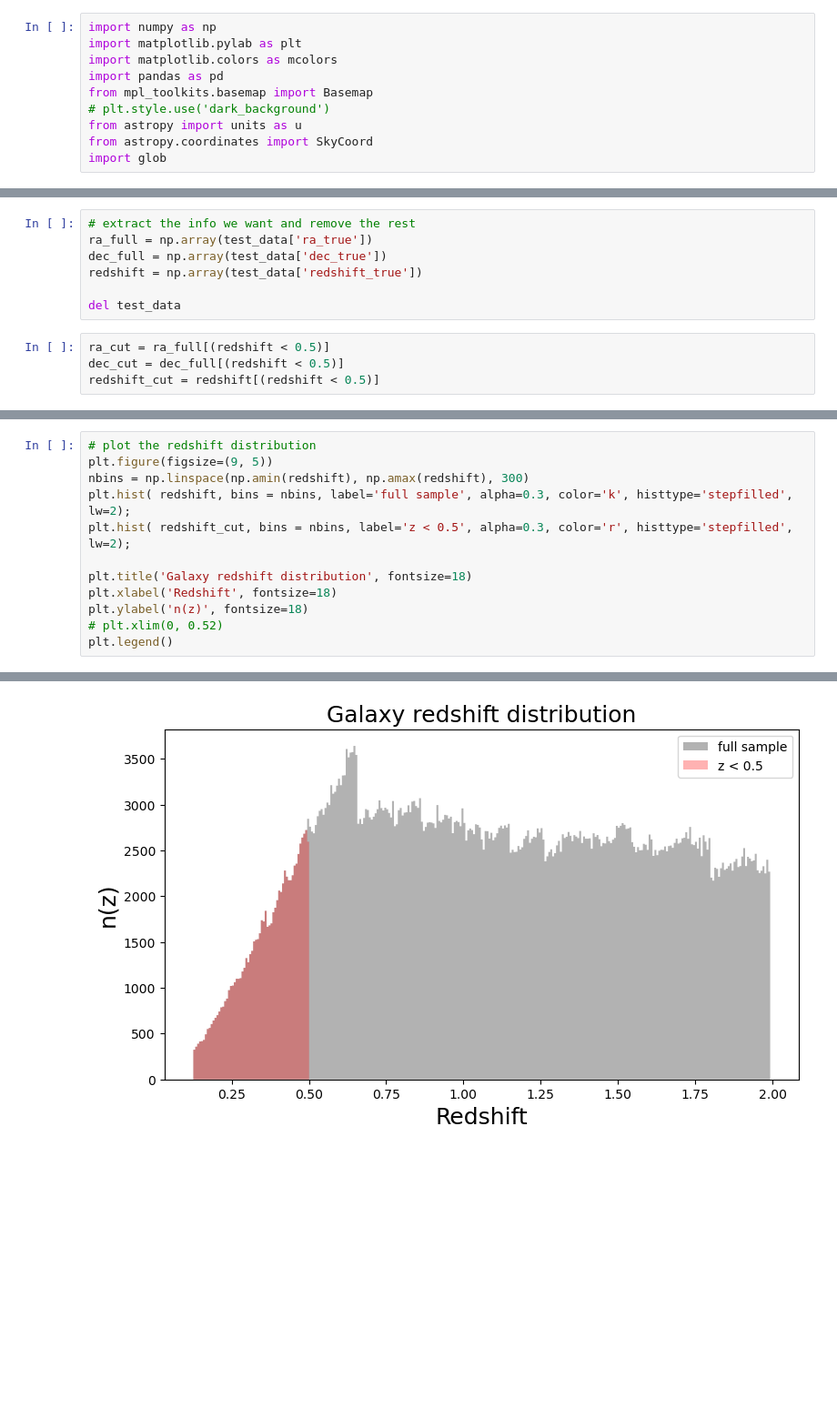
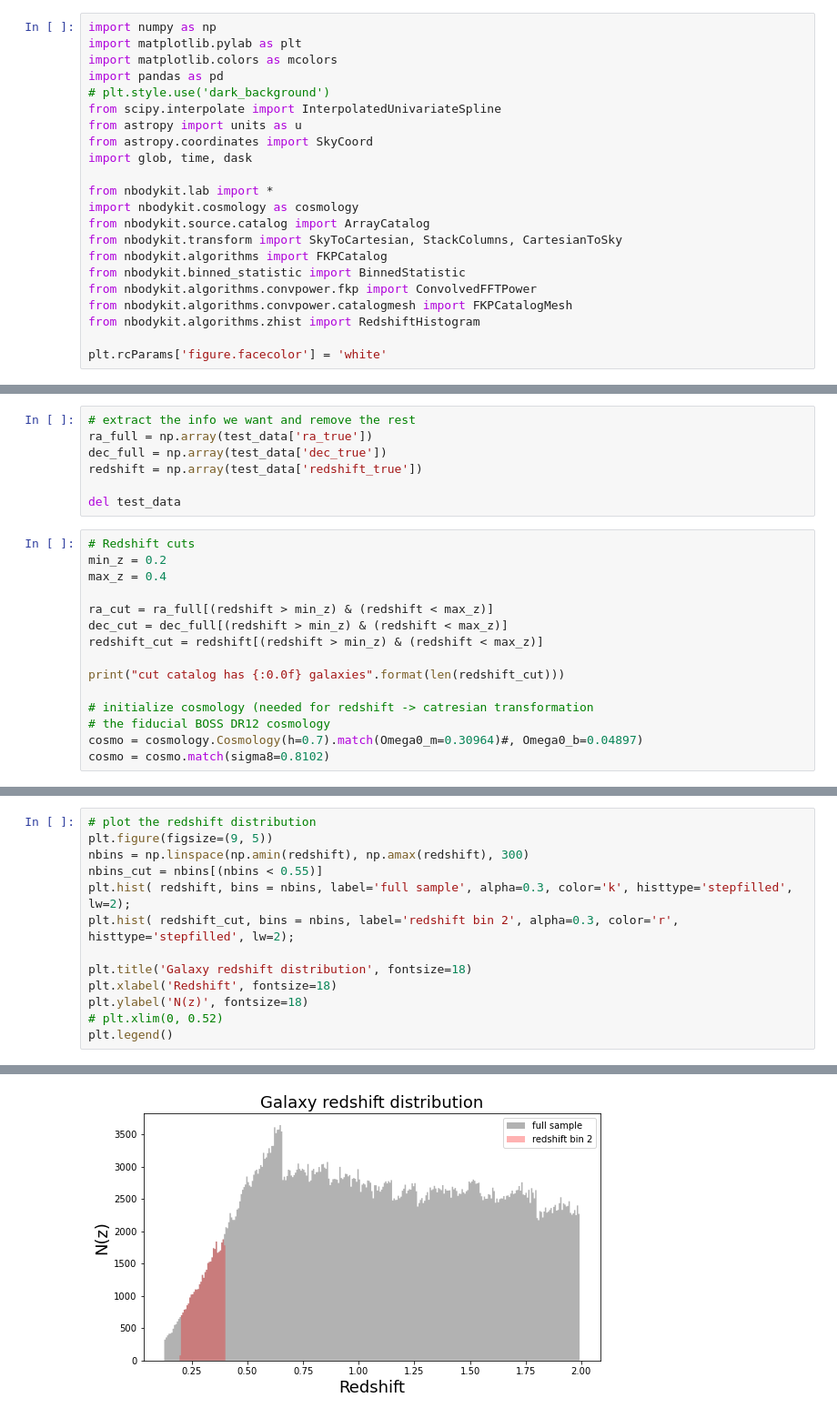
Before and after one commit to jadamo/spherex-lowk, a Jupyter notebook: lkl-testbed.ipynb, the cells around one changed output, grey strips where cells are left out. Shown at 91% size. Cells and saved outputs as stored; diff of their text form; blank space fills up the shorter version.

```diff
--- a/lkl-testbed.ipynb
+++ b/lkl-testbed.ipynb
@@ -5,11 +5,23 @@ import numpy as np
 import matplotlib.pylab as plt
 import matplotlib.colors as mcolors
 import pandas as pd
-from mpl_toolkits.basemap import Basemap
 # plt.style.use('dark_background')
+from scipy.interpolate import InterpolatedUnivariateSpline
 from astropy import units as u
 from astropy.coordinates import SkyCoord
-import glob
+import glob, time, dask
+
+from nbodykit.lab import *
+import nbodykit.cosmology as cosmology
+from nbodykit.source.catalog import ArrayCatalog
+from nbodykit.transform import SkyToCartesian, StackColumns, CartesianToSky
+from nbodykit.algorithms import FKPCatalog
+from nbodykit.binned_statistic import BinnedStatistic
+from nbodykit.algorithms.convpower.fkp import ConvolvedFFTPower
+from nbodykit.algorithms.convpower.catalogmesh import FKPCatalogMesh
+from nbodykit.algorithms.zhist import RedshiftHistogram
+
+plt.rcParams['figure.facecolor'] = 'white'
 # %%
 from mock_utils.load_supermock import *
 from mock_utils.sample_analysis_utils import *
@@ -42,6 +55,17 @@ redshift = np.array(test_data['redshift_true'])
 
 del test_data
 # %%
-ra_cut = ra_full[(redshift < 0.5)]
-dec_cut = dec_full[(redshift < 0.5)]
-redshift_cut = redshift[(redshift < 0.5)]
+# Redshift cuts
+min_z = 0.2
+max_z = 0.4
+
+ra_cut = ra_full[(redshift > min_z) & (redshift < max_z)]
+dec_cut = dec_full[(redshift > min_z) & (redshift < max_z)]
+redshift_cut = redshift[(redshift > min_z) & (redshift < max_z)]
+
+print("cut catalog has {:0.0f} galaxies".format(len(redshift_cut)))
+
+# initialize cosmology (needed for redshift -> catresian transformation
+# the fiducial BOSS DR12 cosmology
+cosmo = cosmology.Cosmology(h=0.7).match(Omega0_m=0.30964)#, Omega0_b=0.04897)
+cosmo = cosmo.match(sigma8=0.8102)
@@ -48,15 +74,16 @@ redshift_cut = redshift[(redshift < 0.5)]
 # %%
 # plot the redshift distribution
 plt.figure(figsize=(9, 5))
 nbins = np.linspace(np.amin(redshift), np.amax(redshift), 300)
+nbins_cut = nbins[(nbins < 0.55)]
 plt.hist( redshift, bins = nbins, label='full sample', alpha=0.3, color='k', histtype='stepfilled', lw=2);
-plt.hist( redshift_cut, bins = nbins, label='z < 0.5', alpha=0.3, color='r', histtype='stepfilled', lw=2);
+plt.hist( redshift_cut, bins = nbins, label='redshift bin 2', alpha=0.3, color='r', histtype='stepfilled', lw=2);
 
 plt.title('Galaxy redshift distribution', fontsize=18)
 plt.xlabel('Redshift', fontsize=18)
-plt.ylabel('n(z)', fontsize=18)
+plt.ylabel('N(z)', fontsize=18)
 # plt.xlim(0, 0.52)
 plt.legend()
 # %% [output]
 <matplotlib.legend.Legend at 0x...>
-[figure, old version]
+[figure, new version]
```
Also changed, not shown: parts of 16 cells of this notebook, 1 other file.
